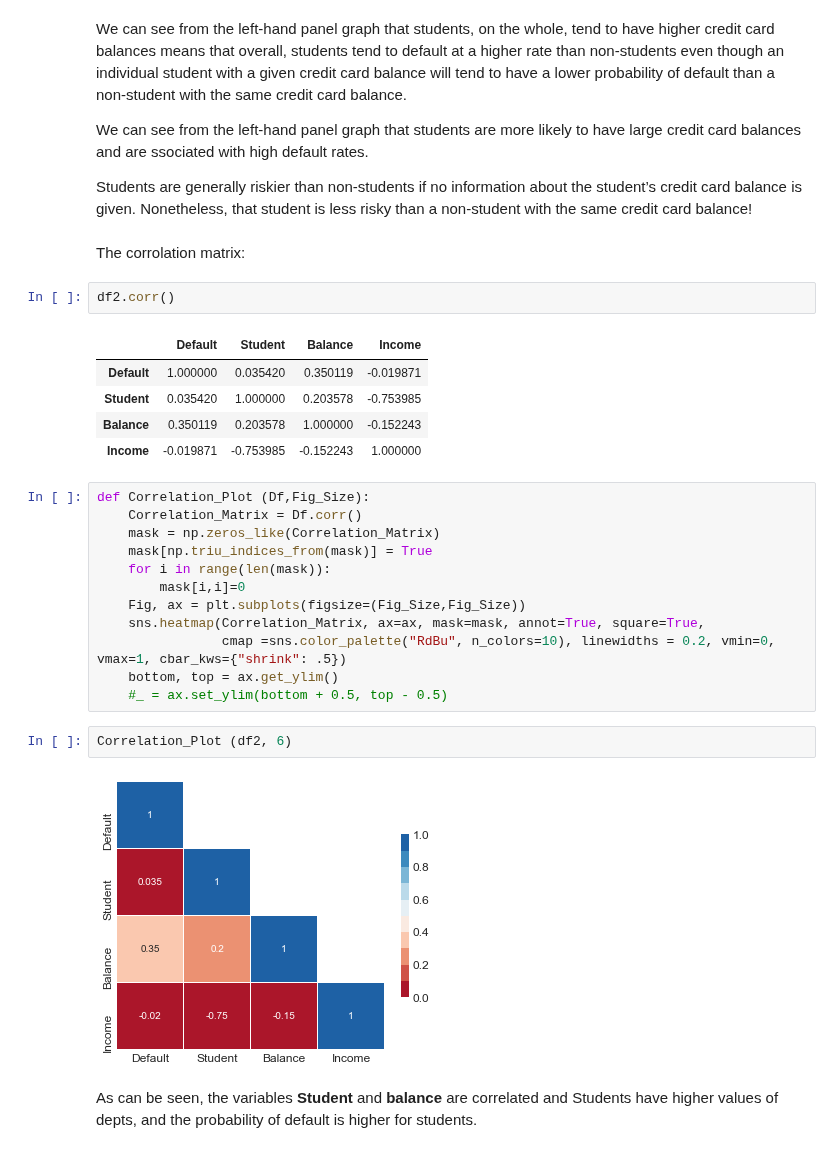
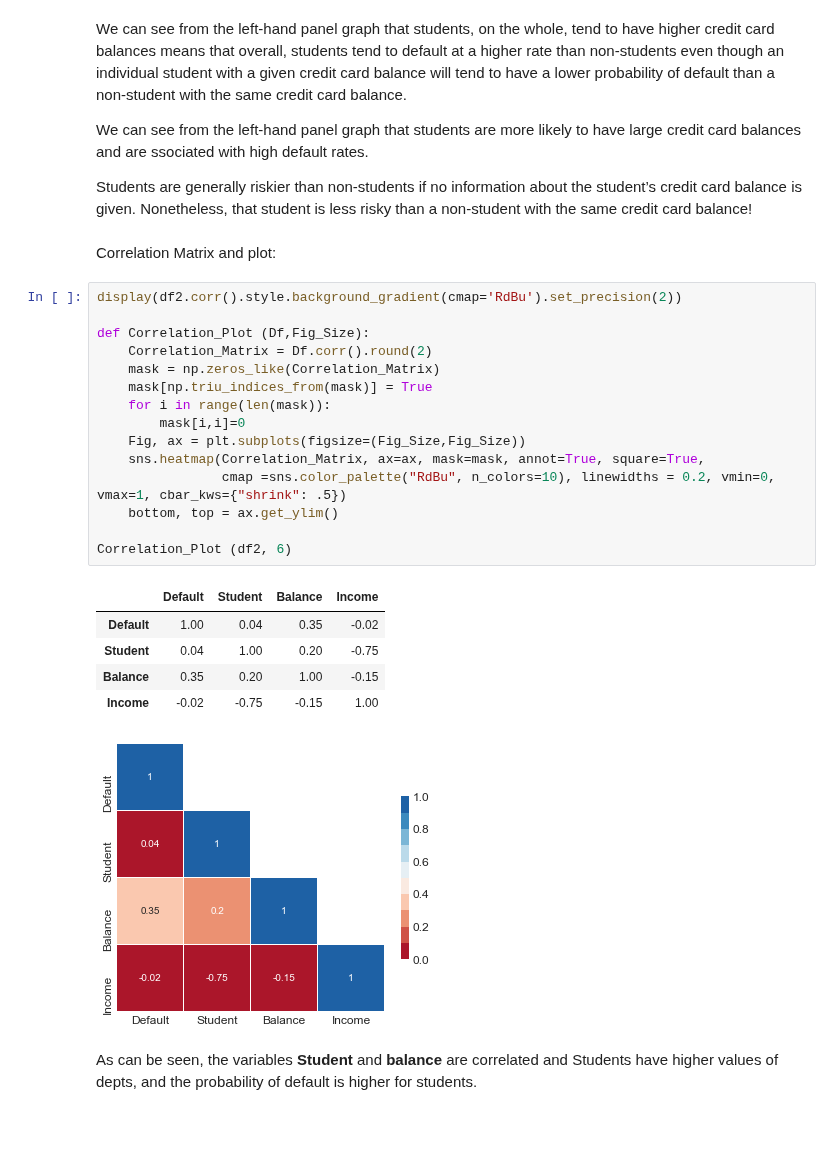
Before and after one commit to HatefDastour/Notes, a Jupyter notebook: Statistical_Learning/Logistic_Regression.ipynb, the cells around one changed output. Saved outputs shown, nothing was run; the diff lists cells and outputs as text; blank space fills up the shorter version.

```diff
--- a/Statistical_Learning/Logistic_Regression.ipynb
+++ b/Statistical_Learning/Logistic_Regression.ipynb
@@ -194,31 +194,29 @@ We can see from the left-hand panel graph that students, on the whole, tend to h
 We can see from the left-hand panel graph that students are more likely to have large credit card balances and are ssociated with high default rates.
 
 Students are generally riskier than non-students if no information about the student’s credit card balance is given. Nonetheless, that student is less risky than a non-student with the same credit card balance!
-# %% [markdown]
-The corrolation matrix:
-# %%
-df2.corr()
-# %% [output]
-|  | Default | Student | Balance | Income |
-| Default | 1.000000 | 0.035420 | 0.350119 | -0.019871 |
-| Student | 0.035420 | 1.000000 | 0.203578 | -0.753985 |
-| Balance | 0.350119 | 0.203578 | 1.000000 | -0.152243 |
-| Income | -0.019871 | -0.753985 | -0.152243 | 1.000000 |
+# %% [markdown]
+Correlation Matrix and plot:
 # %%
+display(df2.corr().style.background_gradient(cmap='RdBu').set_precision(2))
+
 def Correlation_Plot (Df,Fig_Size):
-    Correlation_Matrix = Df.corr()
+    Correlation_Matrix = Df.corr().round(2)
     mask = np.zeros_like(Correlation_Matrix)
     mask[np.triu_indices_from(mask)] = True
     for i in range(len(mask)):
         mask[i,i]=0
     Fig, ax = plt.subplots(figsize=(Fig_Size,Fig_Size))
     sns.heatmap(Correlation_Matrix, ax=ax, mask=mask, annot=True, square=True,
                 cmap =sns.color_palette("RdBu", n_colors=10), linewidths = 0.2, vmin=0, vmax=1, cbar_kws={"shrink": .5})
     bottom, top = ax.get_ylim()
-    #_ = ax.set_ylim(bottom + 0.5, top - 0.5)
+
+Correlation_Plot (df2, 6)
+# %% [output]
+|  | Default | Student | Balance | Income |
+| Default | 1.00 | 0.04 | 0.35 | -0.02 |
+| Student | 0.04 | 1.00 | 0.20 | -0.75 |
+| Balance | 0.35 | 0.20 | 1.00 | -0.15 |
+| Income | -0.02 | -0.75 | -0.15 | 1.00 |
+[figure, added]
-# %%
-Correlation_Plot (df2, 6)
-# %% [output]
-[figure, removed]
 # %% [markdown]
 As can be seen, the variables **Student** and **balance** are correlated and Students have higher values of depts, and the probability of default is higher for students.
```
Also changed, not shown: parts of 2 cells of this notebook.
